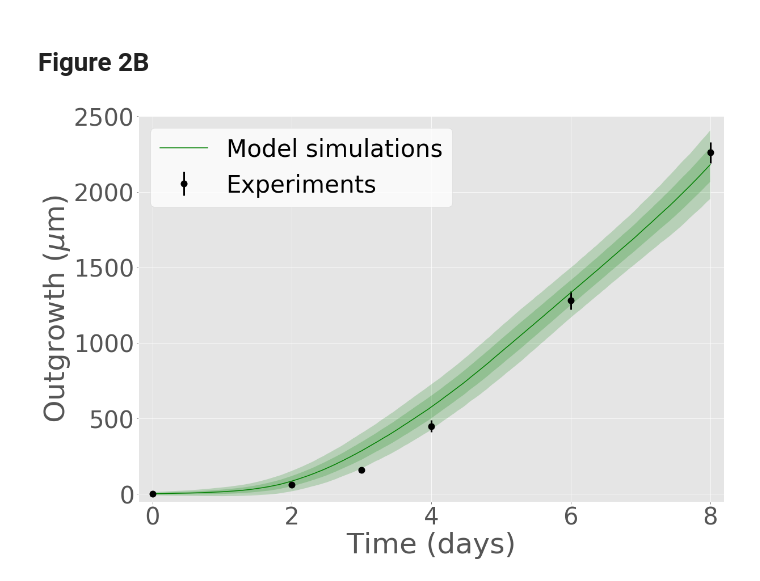
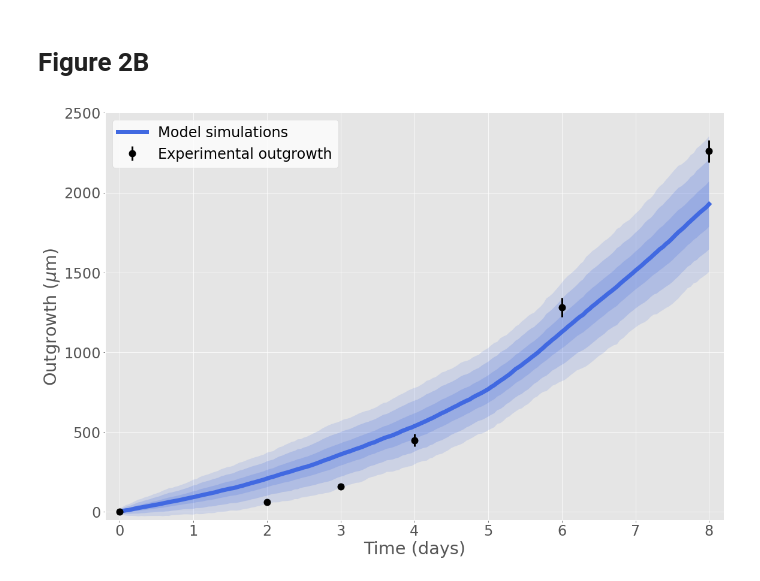
Before and after one commit to ecuracosta/Spatiotemporal_control_of_cell_cycle_acceleration_during_axolotl_spinal_cord_regeneration, a Jupyter notebook: figures/Fig_2B.ipynb, the cells around one changed output. Saved outputs shown, nothing was run; the diff lists cells and outputs as text; code cells hidden in the pictures.

```diff
--- a/figures/Fig_2B.ipynb
+++ b/figures/Fig_2B.ipynb
@@ -10,13 +10,14 @@ plt.style.use('ggplot')
 %matplotlib inline
 # %%
 def plot_create():
-    #plt.title('Prediction of spinal cord outgrowth', y=1.1, size=65)
+
+    # Experimental outgrowth data
     exp_time = [0, 2, 3, 4, 6, 8]
     exp_outgrowth = [0, 60, 160, 450, 1280, 2260]
     exp_outgrowth_err = [0, 10, 20, 40, 60, 70]
 
-    # Experimental outgrowth
-    ax.errorbar(exp_time , exp_outgrowth, yerr=exp_outgrowth_err, color='black',ecolor='black', fmt='o',markersize=11,elinewidth=3, label='Experiments')
+    # Experimental outgrowth plot
+    ax.errorbar(exp_time , exp_outgrowth, yerr=exp_outgrowth_err, color='black',ecolor='black', fmt='o',markersize=11,elinewidth=3, label='Experimental outgrowth')
 
     ax.legend(loc='upper left', facecolor='white')
     plt.xlabel('Time (days)')
@@ -24,39 +25,44 @@ def plot_create():
     plt.xlim(-0.2,8.2)
     plt.ylim(-50,2500)
     fig.set_size_inches(18.5, 12.5)
-    plt.rcParams.update({'font.size': 42})
-    filename = "./" + "Fig_2B.png"
+    plt.rcParams.update({'font.size': 24})
+    filename = './' + 'Fig_2B.png'
     fig.savefig(filename, dpi=300, bbox_inches='tight')
 # %%
-n0 = 200  # Number of cells after amputation
-l = -1050  # Recruitment limit
-tau = 24 # Delay
-cell_diameter = 13.2
+# run parameters
+n0_mean,n0_std = 196,2 # n0 mean and standar deviation
+l_mean,l_std = 828,30      # lambda mean and standar deviation
+tau_mean,tau_std = 85,12   # tau mean and standar deviation
 
-root = '../main/simulations/outgrowth/'
-parameters_set = "n0="+str(n0)+"_l="+str(l)+"_tau="+str(tau)
+root = "../main/simulations/"
+model = 'outgrowth/'
+parameters = 'n0='+str(n0_mean)+'\n'+'l='+str(l_mean)+'\n'+'tau='+str(tau_mean)+'/'
+path = root+model+parameters
 
-df_all = []
-files = os.listdir(root+parameters_set+'/outgrowth')
-ordered_files = sorted(files)
-for seed in ordered_files:
-    opened_file = open(root+parameters_set+'/outgrowth/'+seed)
-    df0 = pd.read_csv(opened_file, delimiter=',')
-    outgrowth = df0['outgrowth']*cell_diameter
-    df_all.append(outgrowth)
-df_all = pd.concat(df_all, ignore_index=True, axis=1)
-df_mean = np.asarray(df_all.mean(axis=1))
-df_std = np.asarray(df_all.std(axis=1))
-time = df0['time']/24
+# 100 simulations from main/Simulating_proportional_mapping_of_S_and_partial_synchronization_of_G1_model.ipynb
+all_seeds = []
+files = os.listdir(path)
+for seed in files:
+    opened_file = open(path+seed)
+    data = pd.read_csv(opened_file, delimiter=',')
+    data.set_index(['time', 'id'], inplace=True)
+    outgrowth = data.groupby(level='time')['position'].max()
+    all_seeds.append(outgrowth)
+all_seeds = pd.concat(all_seeds, ignore_index=True, axis=1)
+outgrowth_mean = np.asarray(all_seeds.mean(axis=1))
+outgrowth_mean = outgrowth_mean[np.logical_not(np.isnan(outgrowth_mean))]
+outgrowth_std = np.asarray(all_seeds.std(axis=1))
+outgrowth_std = outgrowth_std[np.logical_not(np.isnan(outgrowth_std))]
+time = outgrowth.index/24
 
 # Model simulations
 fig = plt.figure()
 ax = fig.add_subplot(111)
-ax.plot(time, df_mean, color='g', label='Model simulations')
-ax.fill_between(time, df_mean-df_std, df_mean+df_std, facecolor='g', alpha=0.2)
-ax.fill_between(time, df_mean-2*df_std, df_mean+2*df_std, where=(df_mean-2*df_std)<(df_mean-df_std), facecolor='g', alpha=0.2)
-#ax.fill_between(time, df_mean-3*df_std, df_mean+3*df_std, facecolor='g', alpha=0.2)
+ax.plot(time, outgrowth_mean, color='royalblue', linewidth=7, label='Model simulations')
+ax.fill_between(time, outgrowth_mean-outgrowth_std, outgrowth_mean+outgrowth_std, facecolor='royalblue', alpha=0.2)
+ax.fill_between(time, outgrowth_mean-2*outgrowth_std, outgrowth_mean+2*outgrowth_std, where=(outgrowth_mean-2*outgrowth_std)<(outgrowth_mean-outgrowth_std), facecolor='royalblue', alpha=0.2)
+ax.fill_between(time, outgrowth_mean-3*outgrowth_std, outgrowth_mean+3*outgrowth_std, where=(outgrowth_mean-3*outgrowth_std)<(outgrowth_mean-outgrowth_std), facecolor='royalblue', alpha=0.15)
 
 plot_create()
 # %% [output]
-[figure, old version]
+[figure, new version]
```
Also changed, not shown: 17 other files.
